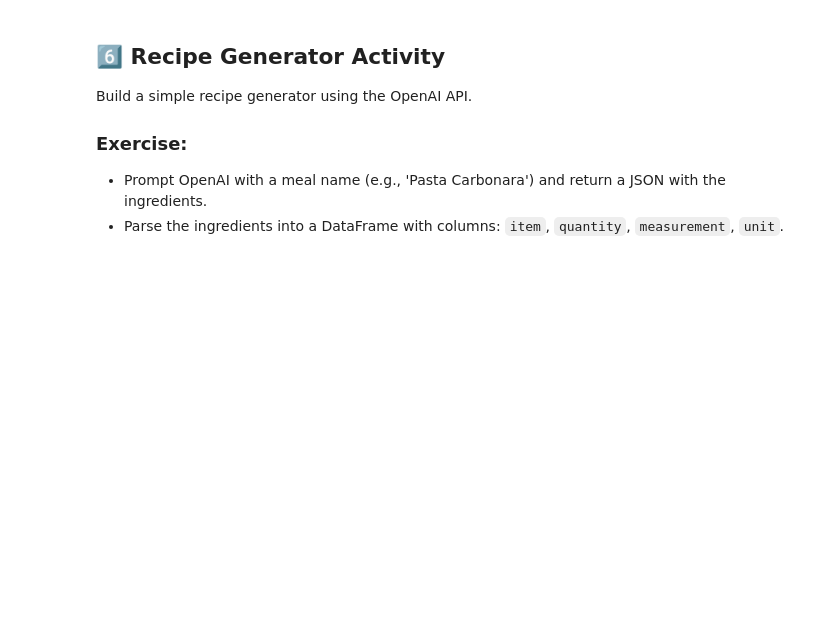
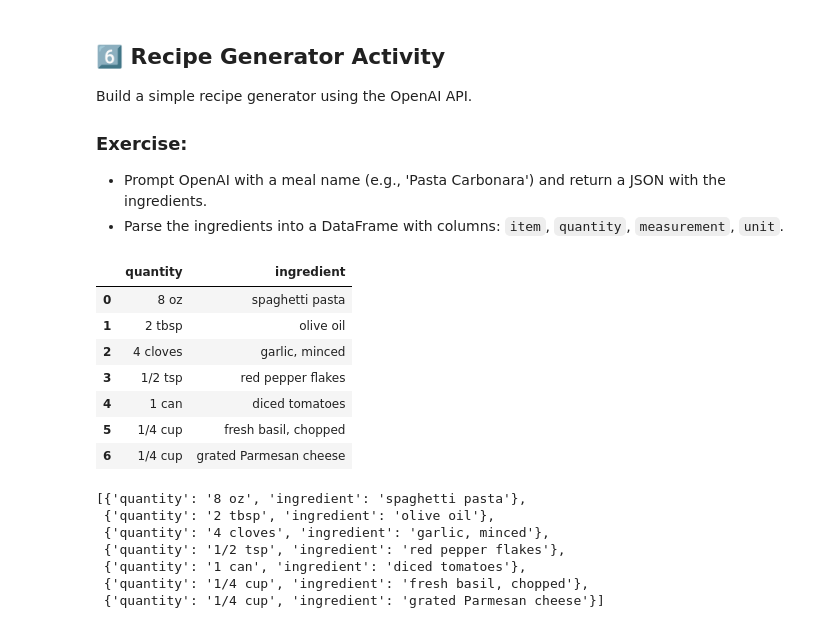
Before and after one commit to DartDoesData/build-within-python, a Jupyter notebook: Open_AI_draft.ipynb, the cells around one changed output. Cells and saved outputs as stored; diff of their text form; code cells hidden in the pictures; blank space fills up the shorter version.

```diff
--- a/Open_AI_draft.ipynb
+++ b/Open_AI_draft.ipynb
@@ -182,0 +181,29 @@ display(ingredients_df)
+# %%
+# Create DataFrame
+
+ingredients = [{'quantity': '8 oz', 'ingredient': 'spaghetti pasta'},
+ {'quantity': '2 tbsp', 'ingredient': 'olive oil'},
+ {'quantity': '4 cloves', 'ingredient': 'garlic, minced'},
+ {'quantity': '1/2 tsp', 'ingredient': 'red pepper flakes'},
+ {'quantity': '1 can', 'ingredient': 'diced tomatoes'},
+ {'quantity': '1/4 cup', 'ingredient': 'fresh basil, chopped'},
+ {'quantity': '1/4 cup', 'ingredient': 'grated Parmesan cheese'}]
+
+ingredients_df = pd.DataFrame(ingredients)
+display(ingredients_df)
+# %% [output]
+|  | quantity | ingredient |
+| 0 | 8 oz | spaghetti pasta |
+| 1 | 2 tbsp | olive oil |
+| 2 | 4 cloves | garlic, minced |
+| 3 | 1/2 tsp | red pepper flakes |
+| 4 | 1 can | diced tomatoes |
+| 5 | 1/4 cup | fresh basil, chopped |
+| 6 | 1/4 cup | grated Parmesan cheese |
+[{'quantity': '8 oz', 'ingredient': 'spaghetti pasta'},
+ {'quantity': '2 tbsp', 'ingredient': 'olive oil'},
+ {'quantity': '4 cloves', 'ingredient': 'garlic, minced'},
+ {'quantity': '1/2 tsp', 'ingredient': 'red pepper flakes'},
+ {'quantity': '1 can', 'ingredient': 'diced tomatoes'},
+ {'quantity': '1/4 cup', 'ingredient': 'fresh basil, chopped'},
+ {'quantity': '1/4 cup', 'ingredient': 'grated Parmesan cheese'}]
```
Also changed, not shown: parts of 5 cells of this notebook.
